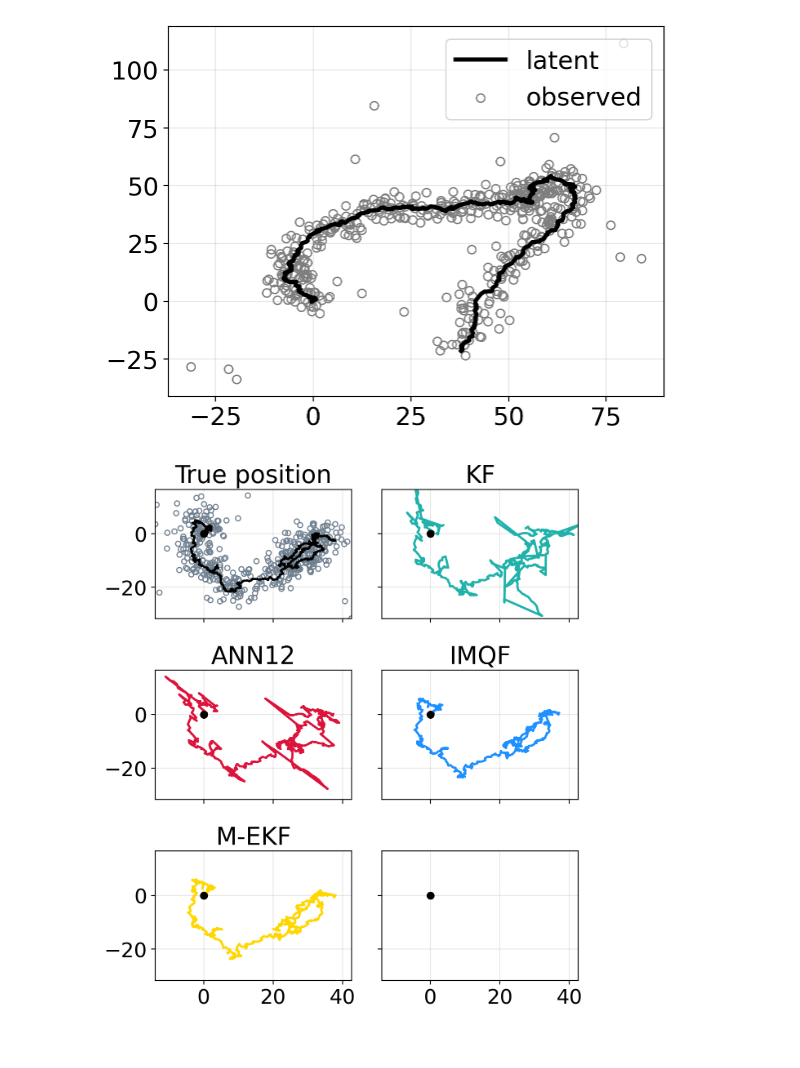
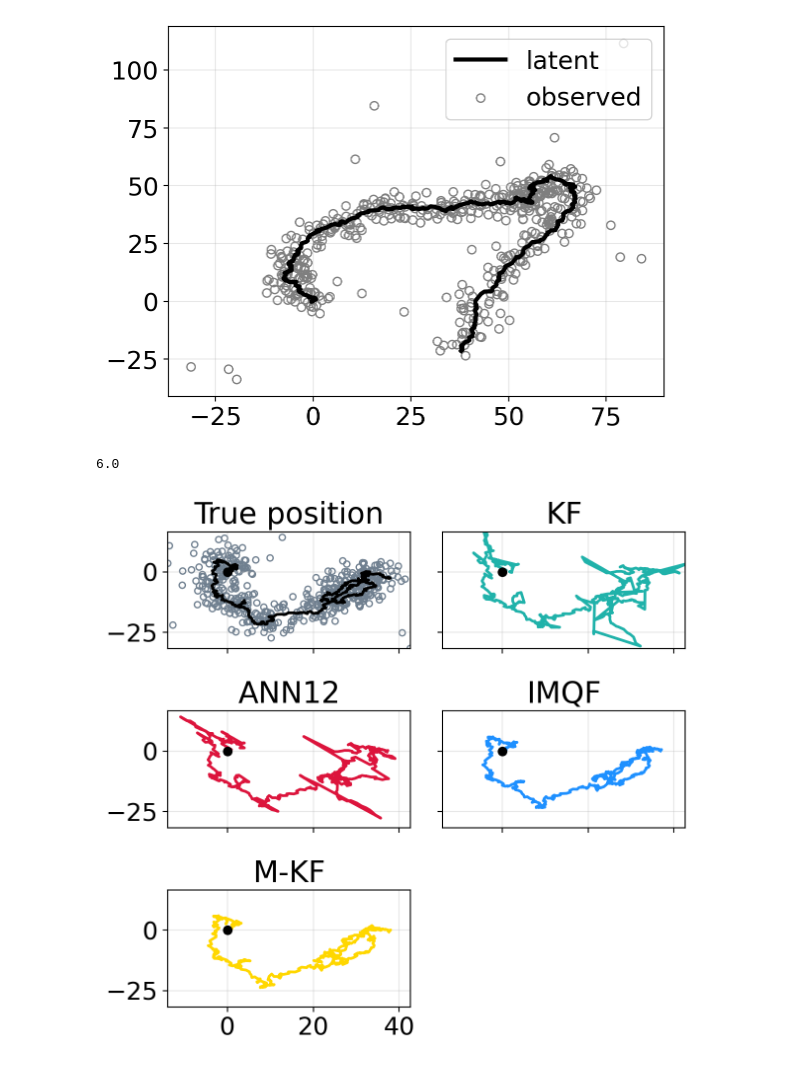
Before and after one commit to gerdm/weighted-likelihood-filter, a Jupyter notebook: experiments/2d-tracking-outlier-covariance.ipynb, the cells around one changed output. Drawn from its saved outputs; the diff is of its cells as text; code cells hidden in the pictures.

```diff
--- a/experiments/2d-tracking-outlier-covariance.ipynb
+++ b/experiments/2d-tracking-outlier-covariance.ipynb
@@ -366,6 +369,10 @@ plt.grid(alpha=0.3)
 plt.savefig("./figures/2d-ssm-sample-outlier-covariance.pdf")
 # %% [output]
 [figure]
+# %%
+7.2 / 3 * 2.5
+# %% [output]
+6.0
 # %%
 i = 6
 latent_i = datasets["latent"][i, :, :2].T
@@ -374,38 +381,41 @@ rkf_i = hist_bel_rkf_runs[i, :, :2].T
 imq_i = hist_bel_imqf_runs[i, :, :2].T
 mekf_i = hist_bel_mah_ekf_runs[i, :, :2].T
 
-fig, ax = plt.subplots(3,2, figsize=(6.4, 7.2), sharex=True, sharey=True)
+fig, ax = plt.subplots(3,2, figsize=(6.4, 6.0), sharex=True, sharey=True)
 
 ax[0,0].plot(*latent_i, c="black", linewidth=2)
 ax[0,0].set_title("True position")
 ax[0,0].scatter(*yv[i, :].T, edgecolor="slategray", color="none", s=20, label="observed")
 
 ylim = ax[0,0].get_ylim()
 xlim = ax[0,0].get_xlim()
 
 ax[0,1].plot(*kf_i, c="lightseagreen", linewidth=2)
 ax[0,1].set_title("KF")
 
 ax[1,0].plot(*rkf_i, c="crimson", linewidth=2)
 ax[1,0].set_title("ANN12")
 
 ax[1,1].plot(*imq_i, c="dodgerblue", linewidth=2)
 ax[1,1].set_title("IMQF")
 
 
 ax[2,0].plot(*mekf_i, c="gold", linewidth=2)
-ax[2,0].set_title("M-EKF")
+ax[2,0].set_title("M-KF")
 
 
 (xmin, ymin) = np.quantile(yv[i], 0.01, axis=0)
 (xmax, ymax) = np.quantile(yv[i], 0.99, axis=0)
 for axi in ax.ravel():
     axi.grid(alpha=0.3)
     axi.scatter(0,0, c="black", zorder=3)
     axi.set_xlim(xmin, xmax)
     axi.set_ylim(ymin, ymax)
 
+ax[-1, -1].cla()
+ax[-1, -1].axis("off")
+
 plt.tight_layout()
 plt.savefig("./figures/2d-ssm-comparison-single-run.pdf")
 # %% [output]
-[figure, old version]
+[figure, new version]
```
Also changed, not shown: parts of 7 cells of this notebook, 1 other file.
